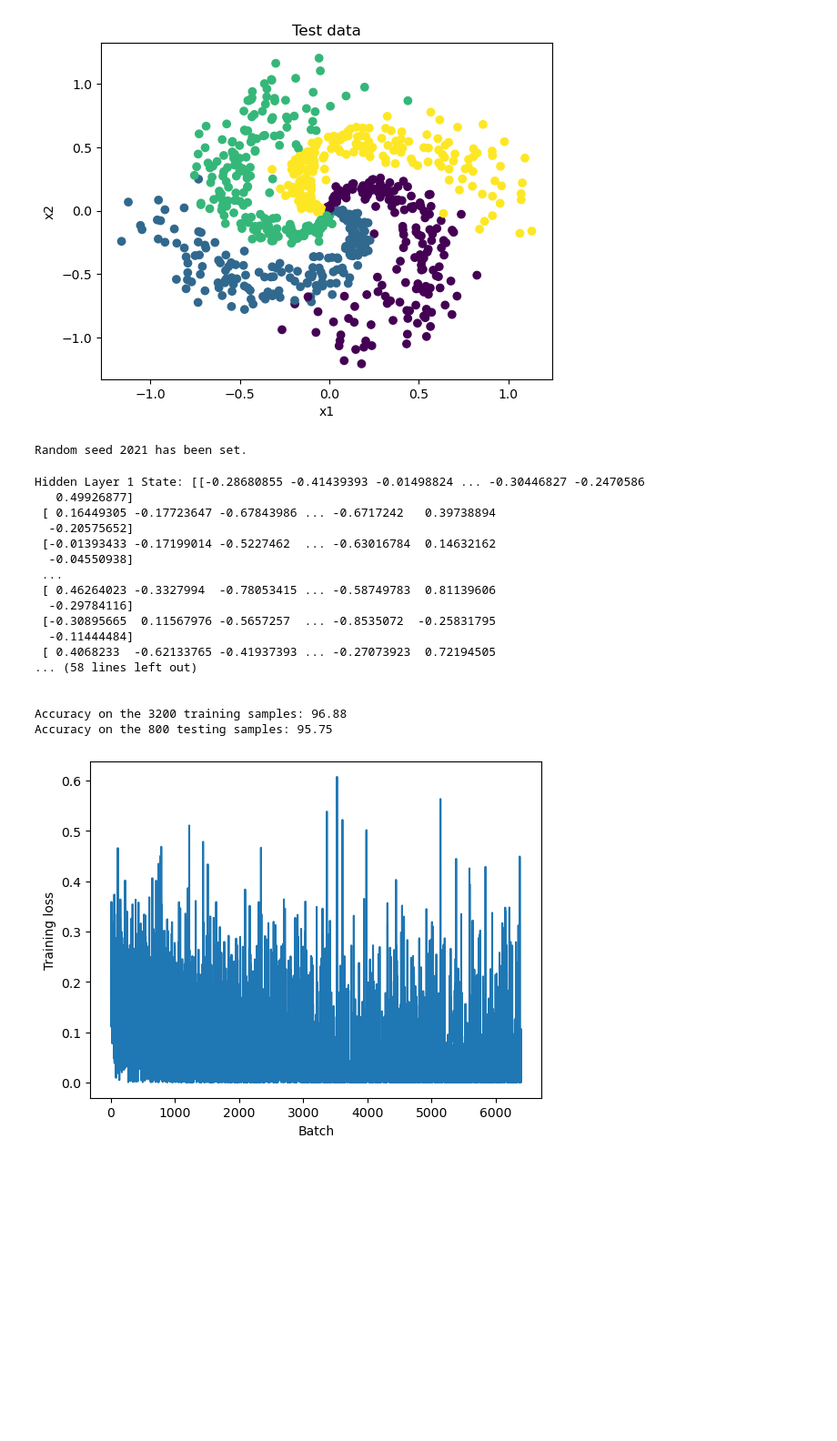
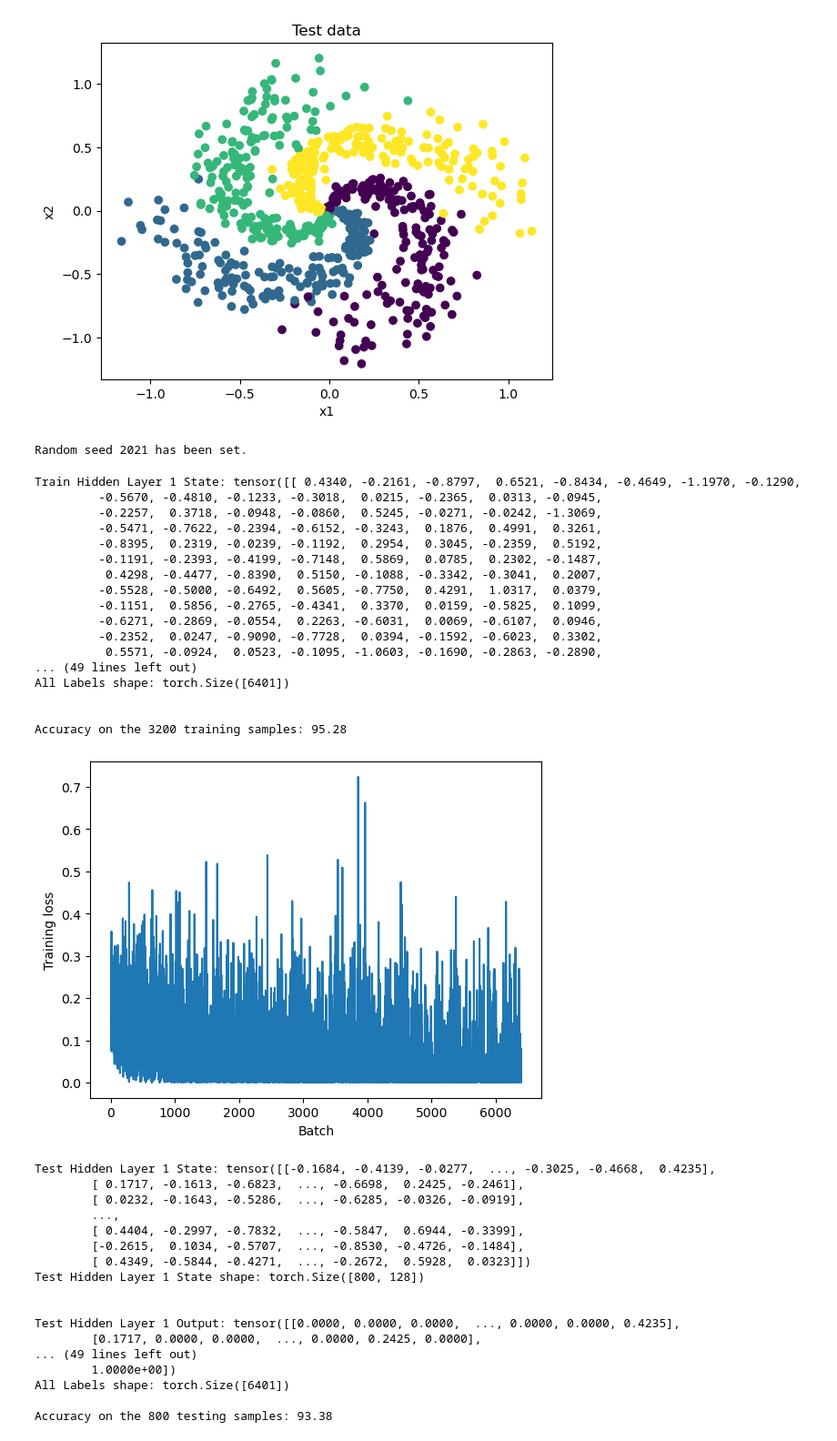
Before and after one commit to Milstein-Lab/Summer2024, a Jupyter notebook: spiral-neuralnet(1).ipynb, the cells around one changed output. Shown at 91% size. Cells and saved outputs as stored; diff of their text form; code cells hidden in the pictures; blank space fills up the shorter version.

Commit message:
working on labels

```diff
--- a/spiral-neuralnet(1).ipynb
+++ b/spiral-neuralnet(1).ipynb
@@ -467,35 +561,52 @@ plt.plot(learning_rates, loss_history)
 # %%
 # Train and Test model
 
 set_seed(SEED)
 net = Net(nn.ReLU, X_train.shape[1], [128, 32], K).to(DEVICE)
 criterion = "MSELoss"
 optimizer = optim.SGD(net.parameters(), lr=0.09)
 num_epochs = 2
 
-_, _ = net.train_model(criterion, optimizer, train_loader,
-                                 test_loader, num_epochs=num_epochs,
-                                 training_plot=True, device=DEVICE)
+train_acc, train_states_activities = net.train_model(criterion, optimizer, train_loader, num_epochs=num_epochs, training_plot=True, device=DEVICE)
+
+test_acc, test_states_activities = net.test_model(test_loader, verbose=True, device=DEVICE)
 # %% [output]
 Random seed 2021 has been set.
-Hidden Layer 1 State: [[-0.28680855 -0.41439393 -0.01498824 ... -0.30446827 -0.2470586
-   0.49926877]
- [ 0.16449305 -0.17723647 -0.67843986 ... -0.6717242   0.39738894
-  -0.20575652]
- [-0.01393433 -0.17199014 -0.5227462  ... -0.63016784  0.14632162
-  -0.04550938]
- ...
- [ 0.46264023 -0.3327994  -0.78053415 ... -0.58749783  0.81139606
-  -0.29784116]
- [-0.30895665  0.11567976 -0.5657257  ... -0.8535072  -0.25831795
-  -0.11444484]
- [ 0.4068233  -0.62133765 -0.41937393 ... -0.27073923  0.72194505
-... (58 lines left out)
+Train Hidden Layer 1 State: tensor([[ 0.4340, -0.2161, -0.8797,  0.6521, -0.8434, -0.4649, -1.1970, -0.1290,
+         -0.5670, -0.4810, -0.1233, -0.3018,  0.0215, -0.2365,  0.0313, -0.0945,
+         -0.2257,  0.3718, -0.0948, -0.0860,  0.5245, -0.0271, -0.0242, -1.3069,
+         -0.5471, -0.7622, -0.2394, -0.6152, -0.3243,  0.1876,  0.4991,  0.3261,
+         -0.8395,  0.2319, -0.0239, -0.1192,  0.2954,  0.3045, -0.2359,  0.5192,
+         -0.1191, -0.2393, -0.4199, -0.7148,  0.5869,  0.0785,  0.2302, -0.1487,
+          0.4298, -0.4477, -0.8390,  0.5150, -0.1088, -0.3342, -0.3041,  0.2007,
+         -0.5528, -0.5000, -0.6492,  0.5605, -0.7750,  0.4291,  1.0317,  0.0379,
+         -0.1151,  0.5856, -0.2765, -0.4341,  0.3370,  0.0159, -0.5825,  0.1099,
+         -0.6271, -0.2869, -0.0554,  0.2263, -0.6031,  0.0069, -0.6107,  0.0946,
+         -0.2352,  0.0247, -0.9090, -0.7728,  0.0394, -0.1592, -0.6023,  0.3302,
+          0.5571, -0.0924,  0.0523, -0.1095, -1.0603, -0.1690, -0.2863, -0.2890,
+... (49 lines left out)
+All Labels shape: torch.Size([6401])
 
 
-Accuracy on the 3200 training samples: 96.88
-Accuracy on the 800 testing samples: 95.75
+Accuracy on the 3200 training samples: 95.28
-[figure, old version]
+[figure, new version]
+Test Hidden Layer 1 State: tensor([[-0.1684, -0.4139, -0.0277,  ..., -0.3025, -0.4668,  0.4235],
+        [ 0.1717, -0.1613, -0.6823,  ..., -0.6698,  0.2425, -0.2461],
+        [ 0.0232, -0.1643, -0.5286,  ..., -0.6285, -0.0326, -0.0919],
+        ...,
+        [ 0.4404, -0.2997, -0.7832,  ..., -0.5847,  0.6944, -0.3399],
+        [-0.2615,  0.1034, -0.5707,  ..., -0.8530, -0.4726, -0.1484],
+        [ 0.4349, -0.5844, -0.4271,  ..., -0.2672,  0.5928,  0.0323]])
+Test Hidden Layer 1 State shape: torch.Size([800, 128])
+
+
+Test Hidden Layer 1 Output: tensor([[0.0000, 0.0000, 0.0000,  ..., 0.0000, 0.0000, 0.4235],
+        [0.1717, 0.0000, 0.0000,  ..., 0.0000, 0.2425, 0.0000],
+... (49 lines left out)
+        1.0000e+00])
+All Labels shape: torch.Size([6401])
+
+Accuracy on the 800 testing samples: 93.38
 # %%
 # Graph of sorted spiral data
 
```
Also changed, not shown: parts of 1 cell of this notebook.
